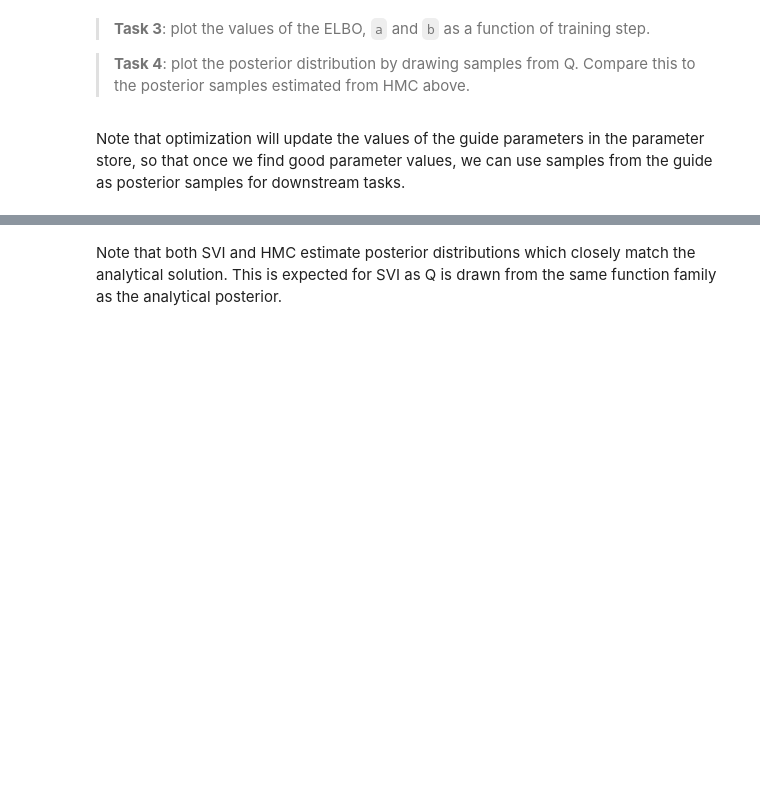
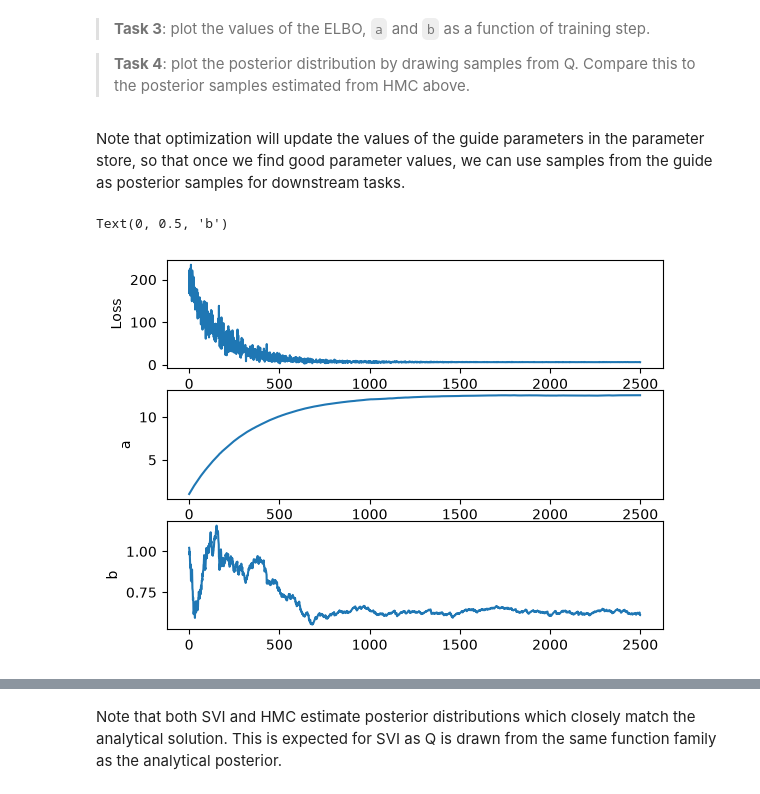
Before and after one commit to andrewtplatt/aims-machine-learning-mt26, a Jupyter notebook: practical-L7-L8/part1a_pyro.ipynb, the cells around one changed output, grey strips where cells are left out. Cells and saved outputs as stored; diff of their text form; code cells hidden in the pictures; blank space fills up the shorter version.

```diff
--- a/practical-L7-L8/part1a_pyro.ipynb
+++ b/practical-L7-L8/part1a_pyro.ipynb
@@ -275,4 +326,13 @@ print('b = ', b[-1])
 # %% [markdown]
 Note that optimization will update the values of the guide parameters in the parameter store, so that once we find good parameter values, we can use samples from the guide as posterior samples for downstream tasks.
 # %%
-## TODO: write some code here
+fig, axes = plt.subplots(3, 1)
+axes[0].plot(losses)
+axes[0].set_ylabel("Loss")
+axes[1].plot(a)
+axes[1].set_ylabel("a")
+axes[2].plot(b)
+axes[2].set_ylabel("b")
+# %% [output]
+Text(0, 0.5, 'b')
+[figure, added]
```
Also changed, not shown: parts of 13 cells of this notebook, 4 other files.
